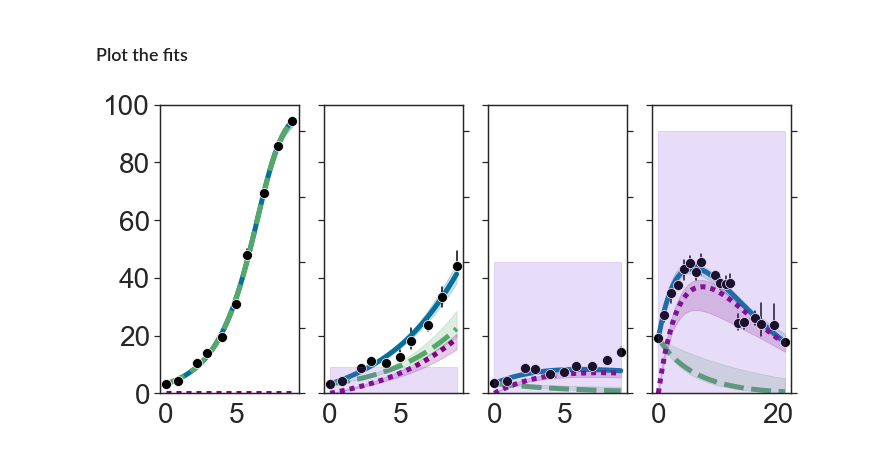
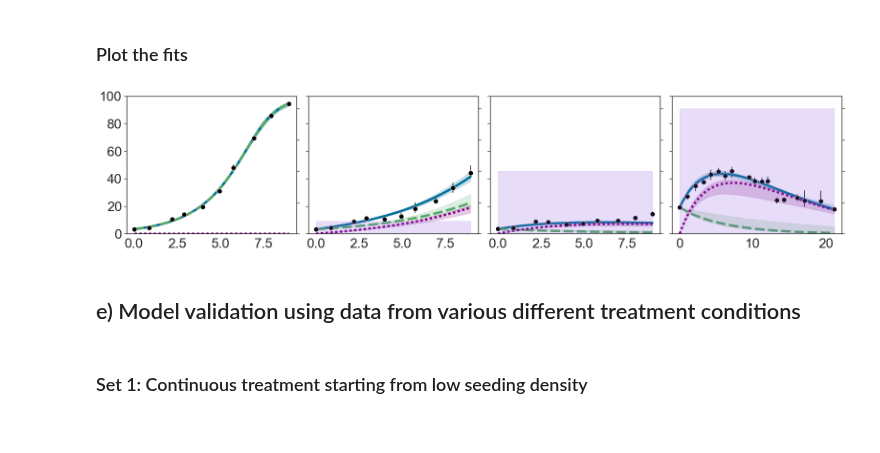
Before and after one commit to MathOnco/PARPi_Model, a Jupyter notebook: jnb_figure5.ipynb, the cells around one changed output. Saved outputs shown, nothing was run; the diff lists cells and outputs as text; code cells hidden in the pictures.

```diff
--- a/jnb_figure5.ipynb
+++ b/jnb_figure5.ipynb
@@ -37,8 +37,25 @@ solver_kws={'method':'DOP853', 'absErr':1.0e-8, 'relErr':1.0e-6, 'suppressOutput
 optimiser_kws = {'method':'least_squares', 'xtol':1e-8, 'ftol':1e-8,
                  'nan_policy':'omit', 'verbose':2}
 
+# Set up Model 5
+modelName = "CycleArrestModel_singleStep_extraDivs_dr"
+# Load parameter of the treatment model under 100uM treatment
+treatmentModel = "CycleArrestModel_singleStep_extraDivs"
+fitObj,_ = LoadFit(treatmentModel,fitDir=os.path.join("./fits/treatmentModel/%s"%cellLine,treatmentModel))
+params = fitObj.params
+params['phi'].set(vary=False)
+params['d_A'].set(vary=False)
+params['alpha'].set(vary=False)
+treatmentModelBootstrapsDf = pd.read_csv(os.path.join("./fits/treatmentModel", cellLine, treatmentModel, "bootstraps.csv"), index_col=0)
+
+# Add parameters for the non-linear dose response part of Model 5
+params.add('n', value=1, min=0, max=10, vary=True)
+params.add('EC50', value=42, min=0, max=100, vary=True)
+
 # Environment
 modelDir = "./fits/"
+currOutDir = os.path.join(modelDir, "treatmentModel", cellLine, modelName)
+utils.mkdir(currOutDir);
 nProcesses = 4 # Number of cores to use for bootstrapping
 cycleArrestModelPalette = {"TumourSize":sns.xkcd_rgb['ocean blue'],
                       "P":'g',
@@ -222,26 +239,9 @@ plt.savefig("./figures/doseEffectMapping_%s.pdf"%(cellLine))
 # %% [markdown]
 ## d) Fit a model with a non-linear dose-response relationship (Model 5)
-# %%
-# Parameters
-modelName = "CycleArrestModel_singleStep_extraDivs_dr"
-
-# Load parameter of the treatment model under 100uM treatment
-treatmentModel = "CycleArrestModel_singleStep_extraDivs"
-fitObj,_ = LoadFit(treatmentModel,fitDir=os.path.join("./fits/treatmentModel/%s"%cellLine,treatmentModel))
-params = fitObj.params
-params['phi'].set(vary=False)
-params['d_A'].set(vary=False)
-params['alpha'].set(vary=False)
-treatmentModelBootstrapsDf = pd.read_csv(os.path.join(modelDir, "treatmentModel", cellLine, treatmentModel, "bootstraps.csv"), index_col=0)
-
-# Add parameters for the non-linear dose response part of Model5
-params.add('n', value=1, min=0, max=10, vary=True)
-params.add('EC50', value=42, min=0, max=100, vary=True)
-
-# Environment
-currOutDir = os.path.join(modelDir, "treatmentModel", cellLine, modelName)
-utils.mkdir(currOutDir);
 # %%
+modelName = "CycleArrestModel_singleStep_extraDivs"
+currOutDir = os.path.join(modelDir, "treatmentModel", cellLine, modelName)
+
 # Prepare training data
 doseToTrainList = [10,50,100]
 trainingDataDf_full = drDataDf_full[(np.isin(drDataDf_full.DrugConcentration, doseToTrainList))]
@@ -345,31 +345,33 @@ for dose in dosesToPlotList:
 modelFitsDf = pd.concat(tmpDfList)
 # %%
 # Plot
-fig, axList = plt.subplots(1,len(dosesToPlotList),sharex=False,sharey=True,figsize=(10,5))
+fig, axList = plt.subplots(1,len(dosesToPlotList),sharex=False,sharey=True,figsize=(22,5))
 for i,dose in enumerate(dosesToPlotList):
     ax = axList[i]
     currModelFitsDf = modelFitsDf[modelFitsDf.Dose==dose]
     # 1. Plot the model predictions and associated confidence intervals
     sns.lineplot(x="Time",y="Estimate_MLE", hue="Variable", style="Variable",
                  lw=5, palette=cycleArrestModelPalette,
                  legend=False,
                  data=currModelFitsDf, ax=ax)
     for var in cycleArrestModelPalette.keys():
         currDataDf = currModelFitsDf[currModelFitsDf.Variable==var]
         ax.fill_between(currDataDf.Time, currDataDf['CI_Lower_Bound'],
                          currDataDf['CI_Upper_Bound'], color=cycleArrestModelPalette[var], alpha=0.2)
     # 2. Plot the data
     sns.lineplot(x="Time", y="Confluence", style="CellLine", err_style='bars',
                  markers="o", lw=0, markersize=10, color="black",
                  legend=False, data=drDataDf_full[drDataDf_full.DrugConcentration==dose], ax=ax)
     # 3. Plot the drug concentration
     tmpDf = drDataDf_avg[drDataDf_avg.DrugConcentration==dose].copy()
     tmpDf.Confluence = np.nan
     PlotData(tmpDf, y2lim=110, decorateY2=False, ax=ax)
     ax.tick_params(labelsize=28)
     ax.set_ylim(0,100)
     ax.set_xlabel("")
     ax.set_ylabel("")
-#     plt.savefig("./figures/fits_CT_fractionalModel_%s.pdf"%cellLine)
+    plt.savefig("./figures/fits_model5_%s.pdf"%cellLine)
 # %% [output]
-[figure, old version]
+[figure, new version]
+# %% [markdown]
+## e) Model validation using data from various different treatment conditions
@@ -375,0 +381,2 @@ for i,dose in enumerate(dosesToPlotList):
+# %% [markdown]
+### Set 1: Continuous treatment starting from low seeding density
```
Also changed, not shown: parts of 18 cells of this notebook, 2 other files.
